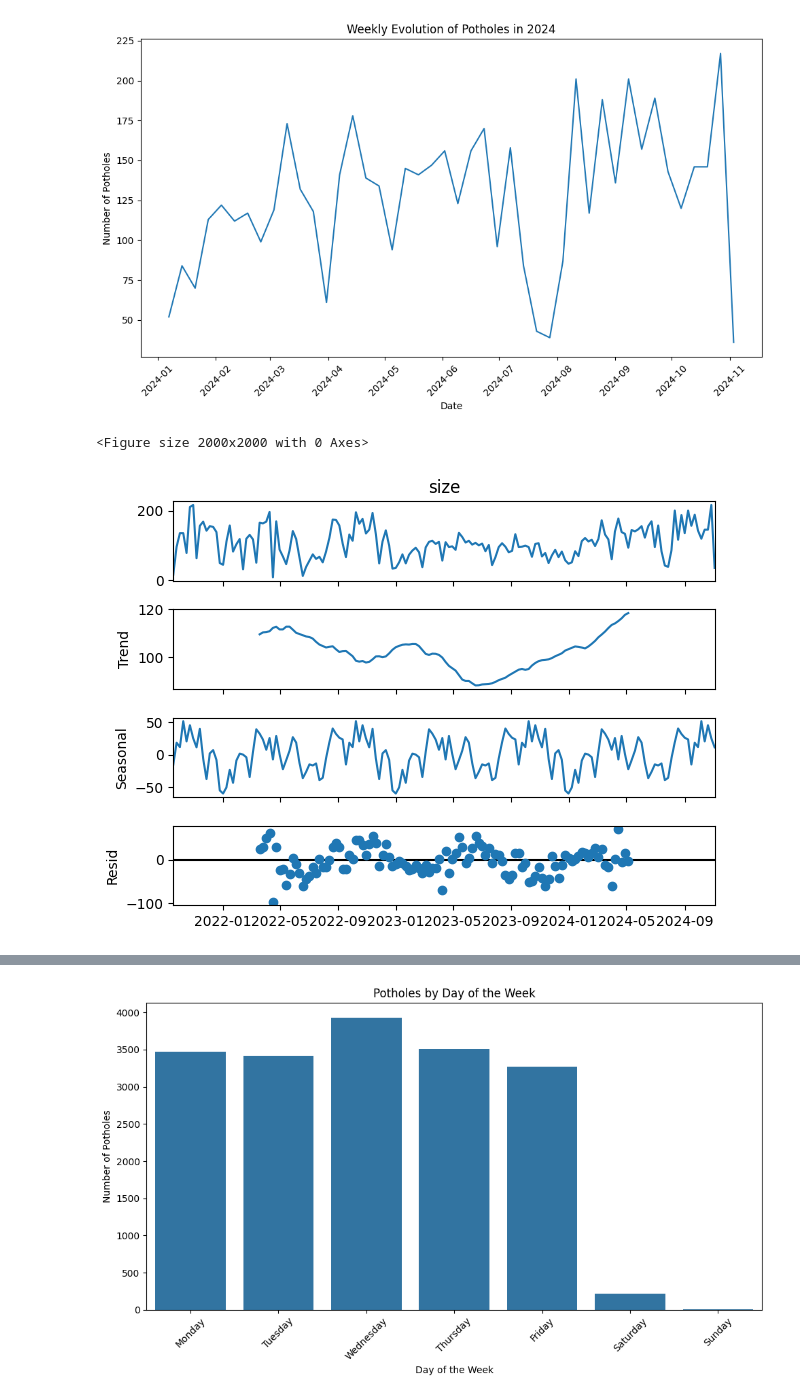
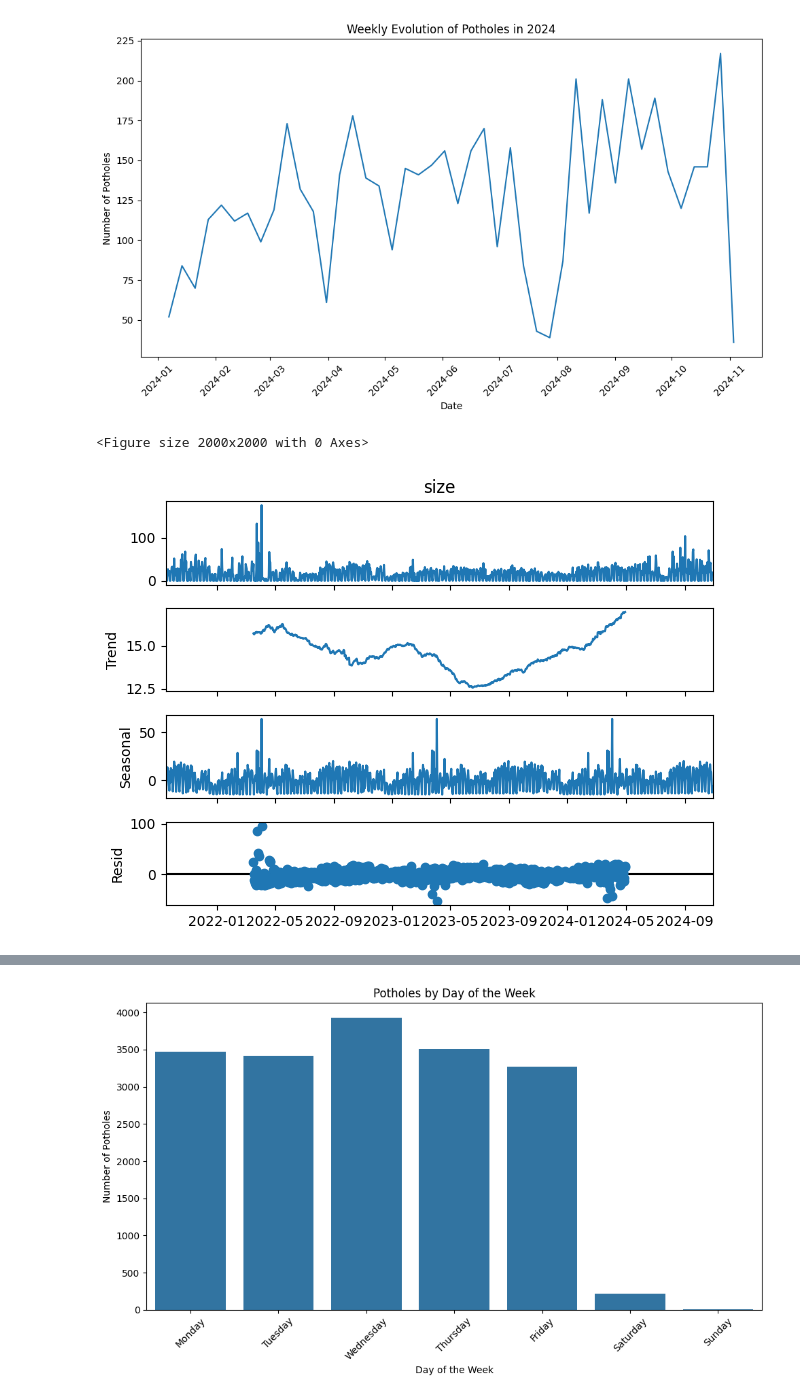
Before and after one commit to BSM-Analytics/proyecto-baches-hmo, a Jupyter notebook: notebooks/3.3_jmsd_an_exp_series_tiempo.ipynb, the cells around one changed output, grey strips where cells are left out. Saved outputs shown, nothing was run; the diff lists cells and outputs as text; code cells hidden in the pictures.

Commit message:
datos periodicos

```diff
--- a/notebooks/3.3_jmsd_an_exp_series_tiempo.ipynb
+++ b/notebooks/3.3_jmsd_an_exp_series_tiempo.ipynb
@@ -161,16 +161,16 @@ for i in [2021, 2022, 2023, 2024]:
 # %%
 baches_por_fecha = baches_por_fecha.reset_index()
 baches_por_fecha.set_index('date', inplace=True)
 
 # Opcional: Asegurarse de tener los datos agregados por día (si los datos son más granulares)
-df = baches_por_fecha.resample('W').sum()  # Cambia 'D' a 'M' si quieres ver datos mensuales
+df = baches_por_fecha.resample('D').sum()  # Cambia 'D' a 'M' si quieres ver datos mensuales
 
 # Descomposición estacional con un período de 365 días para capturar patrones anuales
-result = seasonal_decompose(df['size'], model='additive', period=52)
+result = seasonal_decompose(df['size'], model='additive', period=365)
 plt.figure(figsize=(20,20))
 # Graficar los resultados
 result.plot()
 plt.show()
 # %% [output]
 <Figure size 2000x2000 with 0 Axes>
-[figure, old version]
+[figure, new version]
```
Also changed, not shown: parts of 6 cells of this notebook.
